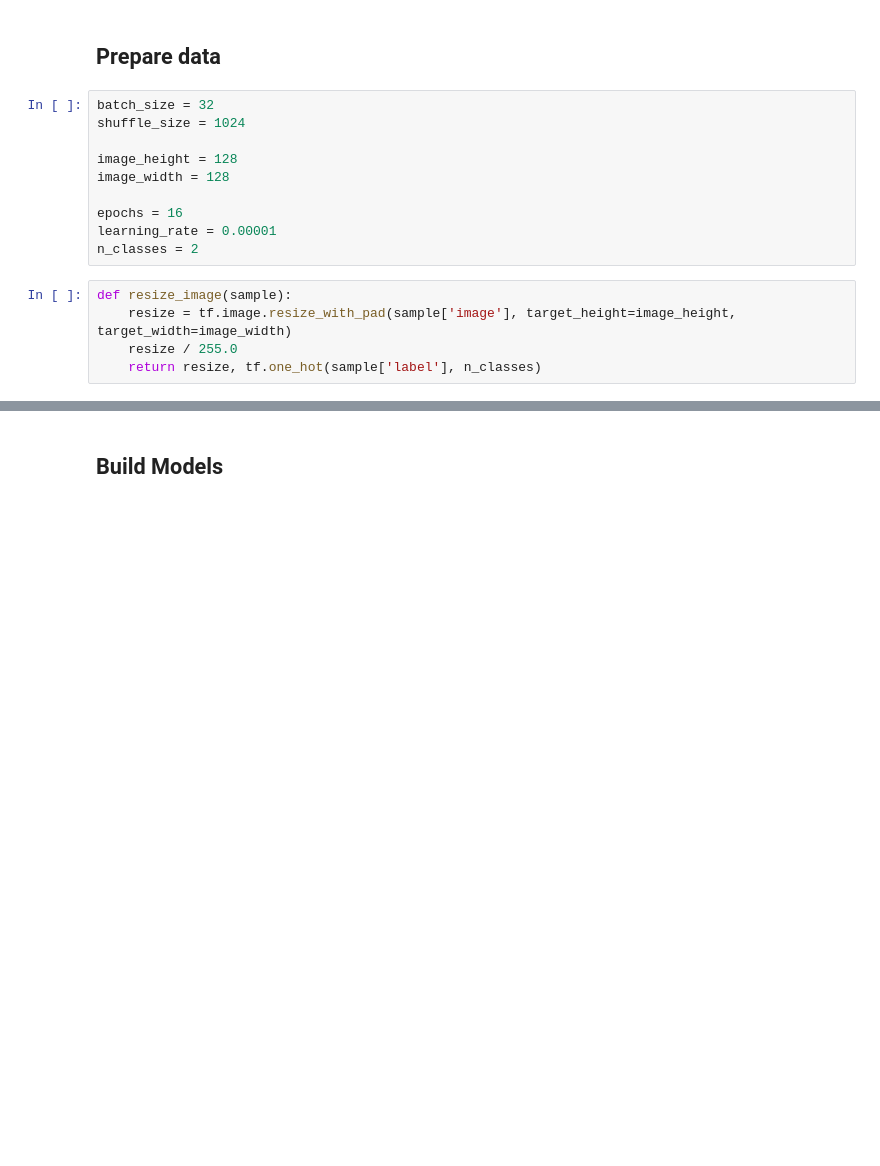
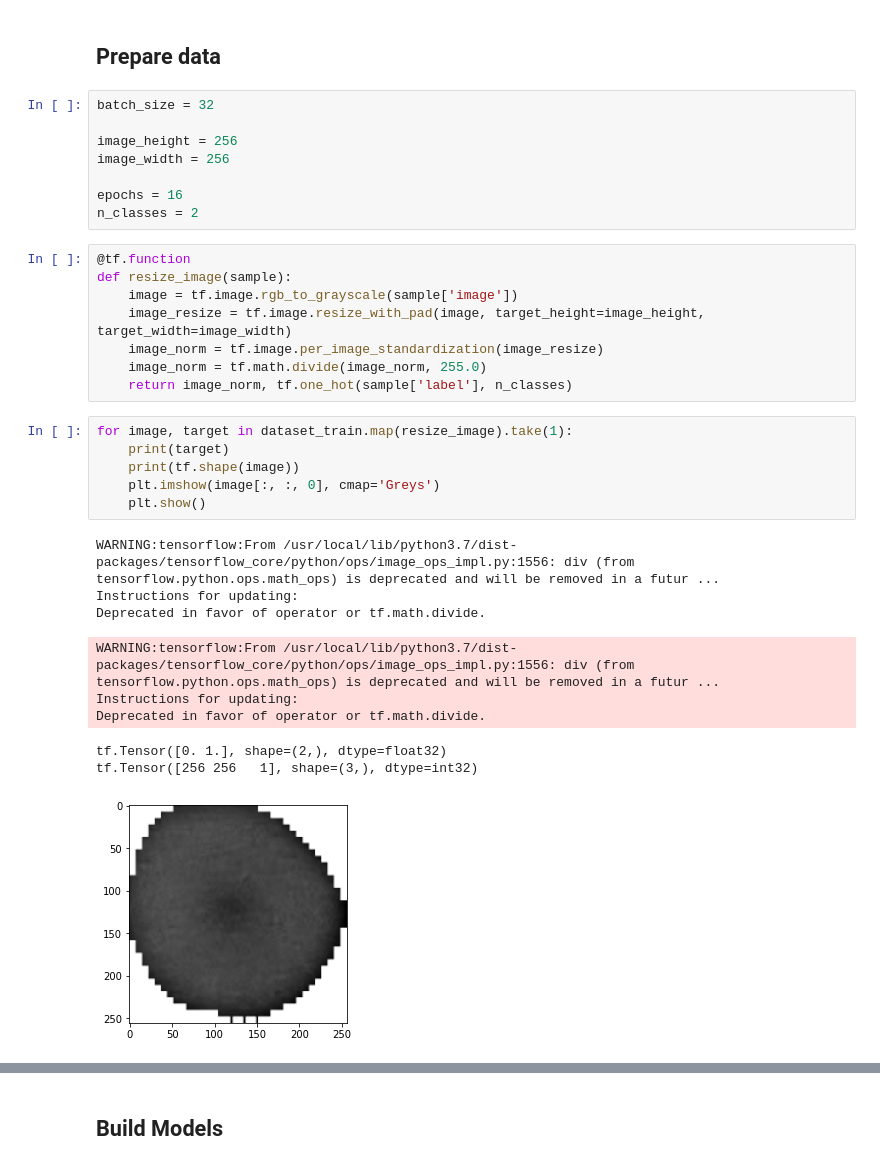
Before and after one commit to srdantas/conv-malaria, a Jupyter notebook: notebook.ipynb, the cells around one changed output, grey strips where cells are left out. Cells and saved outputs as stored; diff of their text form; blank space fills up the shorter version.

```diff
--- a/notebook.ipynb
+++ b/notebook.ipynb
@@ -109,17 +103,34 @@ test_figure = tfds.show_examples(test_info, dataset_test, rows=2, cols=3)
 ## Prepare data
 # %%
 batch_size = 32
-shuffle_size = 1024
 
-image_height = 128
-image_width = 128
+image_height = 256
+image_width = 256
 
 epochs = 16
-learning_rate = 0.00001
 n_classes = 2
 # %%
+@tf.function
 def resize_image(sample):
-    resize = tf.image.resize_with_pad(sample['image'], target_height=image_height, target_width=image_width)
-    resize / 255.0
-    return resize, tf.one_hot(sample['label'], n_classes)
+    image = tf.image.rgb_to_grayscale(sample['image'])
+    image_resize = tf.image.resize_with_pad(image, target_height=image_height, target_width=image_width)
+    image_norm = tf.image.per_image_standardization(image_resize)
+    image_norm = tf.math.divide(image_norm, 255.0)
+    return image_norm, tf.one_hot(sample['label'], n_classes)
+# %%
+for image, target in dataset_train.map(resize_image).take(1):
+    print(target)
+    print(tf.shape(image))
+    plt.imshow(image[:, :, 0], cmap='Greys')
+    plt.show()
+# %% [output]
+WARNING:tensorflow:From /usr/local/lib/python3.7/dist-packages/tensorflow_core/python/ops/image_ops_impl.py:1556: div (from tensorflow.python.ops.math_ops) is deprecated and will be removed in a futur ...
+Instructions for updating:
+Deprecated in favor of operator or tf.math.divide.
+WARNING:tensorflow:From /usr/local/lib/python3.7/dist-packages/tensorflow_core/python/ops/image_ops_impl.py:1556: div (from tensorflow.python.ops.math_ops) is deprecated and will be removed in a futur ...
+Instructions for updating:
+Deprecated in favor of operator or tf.math.divide.
+tf.Tensor([0. 1.], shape=(2,), dtype=float32)
+tf.Tensor([256 256   1], shape=(3,), dtype=int32)
+[figure, added]
 # %%
```
Also changed, not shown: parts of 23 cells of this notebook.
